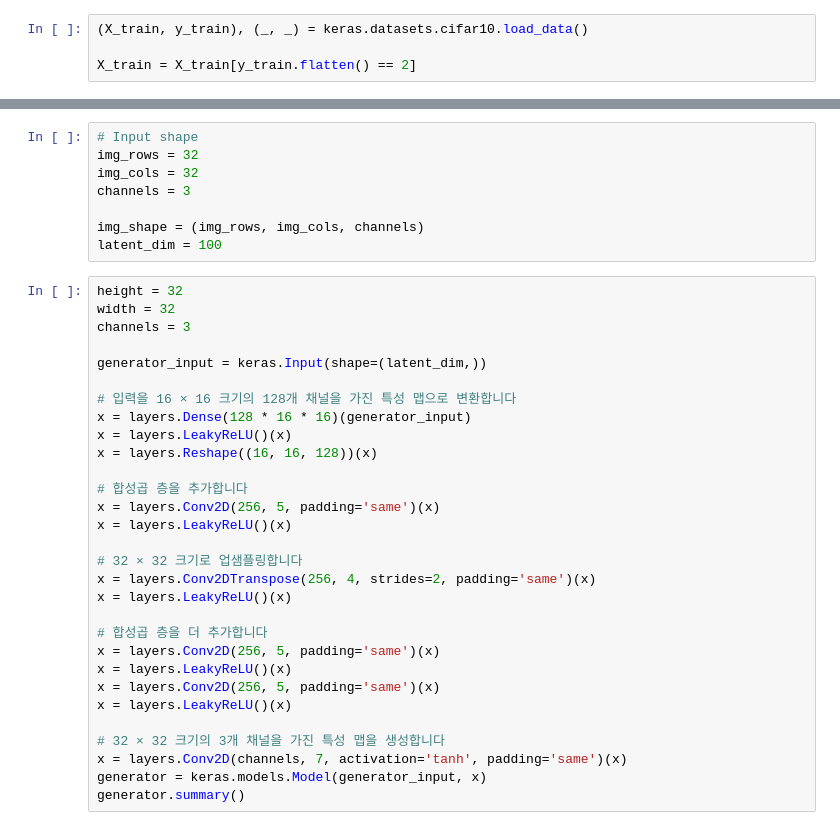
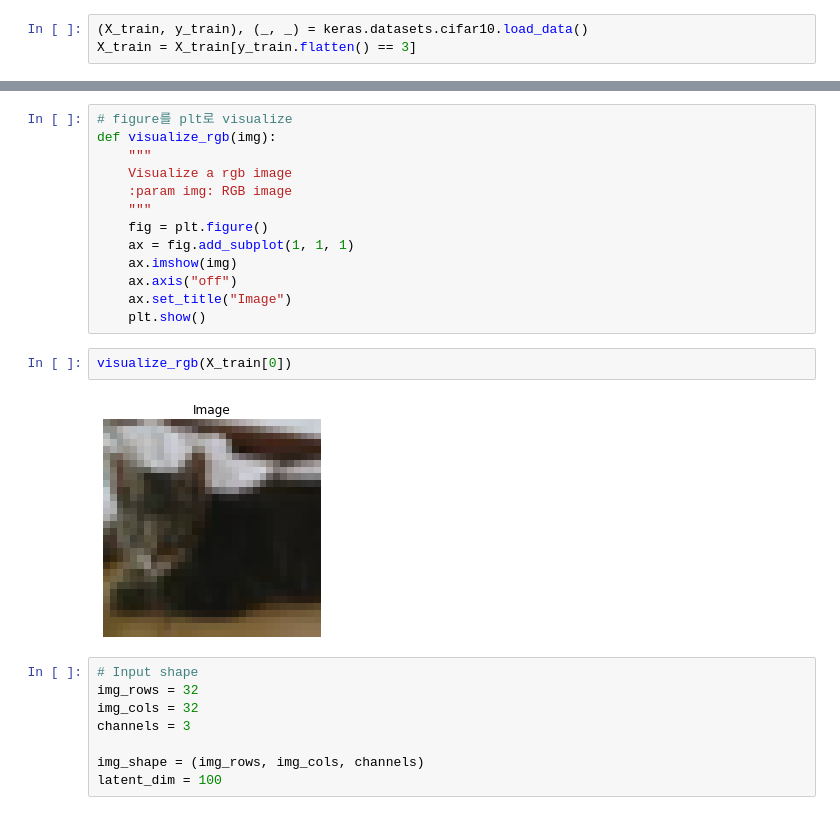
Before and after one commit to namyouth/AI-innovation-square, a Jupyter notebook: day26_dcGAN_Cifar10/DCGAN_Cifar10.ipynb, the cells around one changed output, grey strips where cells are left out. Cells and saved outputs as stored; diff of their text form.

```diff
--- a/day26_dcGAN_Cifar10/DCGAN_Cifar10.ipynb
+++ b/day26_dcGAN_Cifar10/DCGAN_Cifar10.ipynb
@@ -48,4 +37,3 @@ if not exists(datasets_dir):
 # %%
 (X_train, y_train), (_, _) = keras.datasets.cifar10.load_data()
-
-X_train = X_train[y_train.flatten() == 2]
+X_train = X_train[y_train.flatten() == 3]
@@ -52,3 +43,20 @@ X_train = X_train[y_train.flatten() == 2]
+# %%
+# figure를 plt로 visualize
+def visualize_rgb(img):
+    """
+    Visualize a rgb image
+    :param img: RGB image
+    """
+    fig = plt.figure()
+    ax = fig.add_subplot(1, 1, 1)
+    ax.imshow(img)
+    ax.axis("off")
+    ax.set_title("Image")
+    plt.show()
+# %%
+visualize_rgb(X_train[0])
+# %% [output]
+[figure, added]
 # %%
 # Input shape
 img_rows = 32
@@ -57,33 +65,3 @@ channels = 3
 
 img_shape = (img_rows, img_cols, channels)
 latent_dim = 100
-# %%
-height = 32
-width = 32
-channels = 3
-
-generator_input = keras.Input(shape=(latent_dim,))
-
-# 입력을 16 × 16 크기의 128개 채널을 가진 특성 맵으로 변환합니다
-x = layers.Dense(128 * 16 * 16)(generator_input)
-x = layers.LeakyReLU()(x)
-x = layers.Reshape((16, 16, 128))(x)
-
-# 합성곱 층을 추가합니다
-x = layers.Conv2D(256, 5, padding='same')(x)
-x = layers.LeakyReLU()(x)
-
-# 32 × 32 크기로 업샘플링합니다
-x = layers.Conv2DTranspose(256, 4, strides=2, padding='same')(x)
-x = layers.LeakyReLU()(x)
-
-# 합성곱 층을 더 추가합니다
-x = layers.Conv2D(256, 5, padding='same')(x)
-x = layers.LeakyReLU()(x)
-x = layers.Conv2D(256, 5, padding='same')(x)
-x = layers.LeakyReLU()(x)
-
-# 32 × 32 크기의 3개 채널을 가진 특성 맵을 생성합니다
-x = layers.Conv2D(channels, 7, activation='tanh', padding='same')(x)
-generator = keras.models.Model(generator_input, x)
-generator.summary()
```
Also changed, not shown: parts of 27 cells of this notebook.
